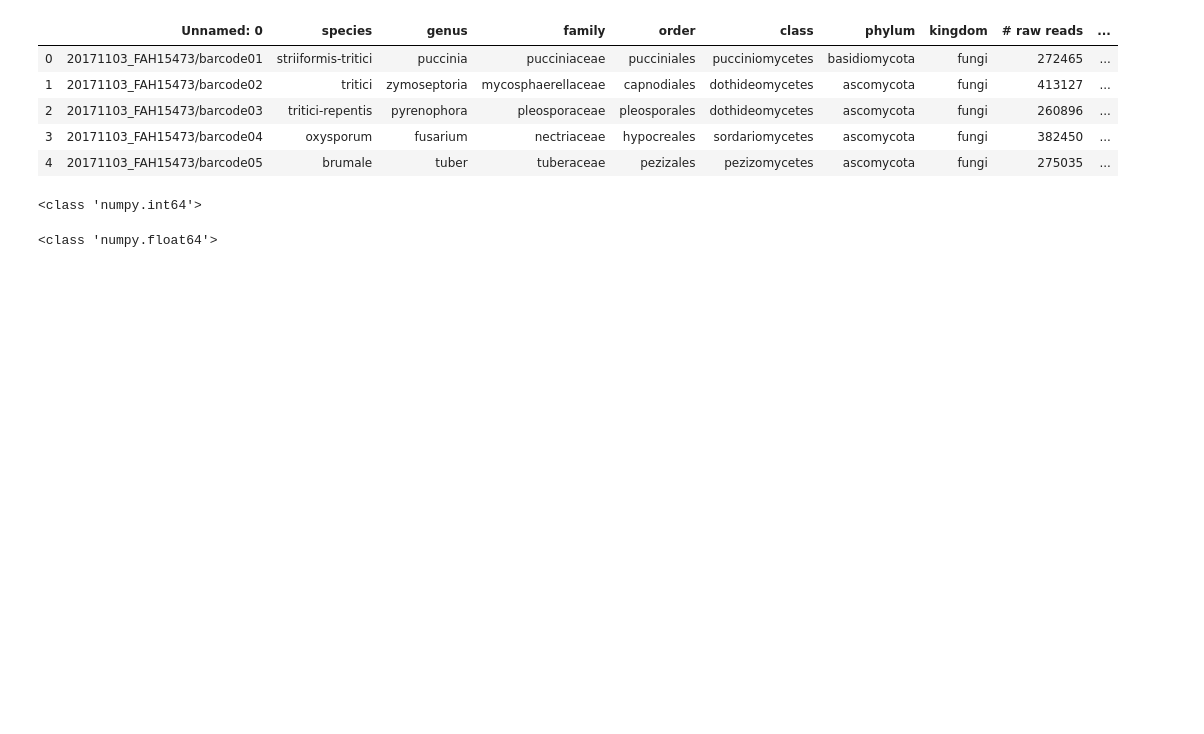
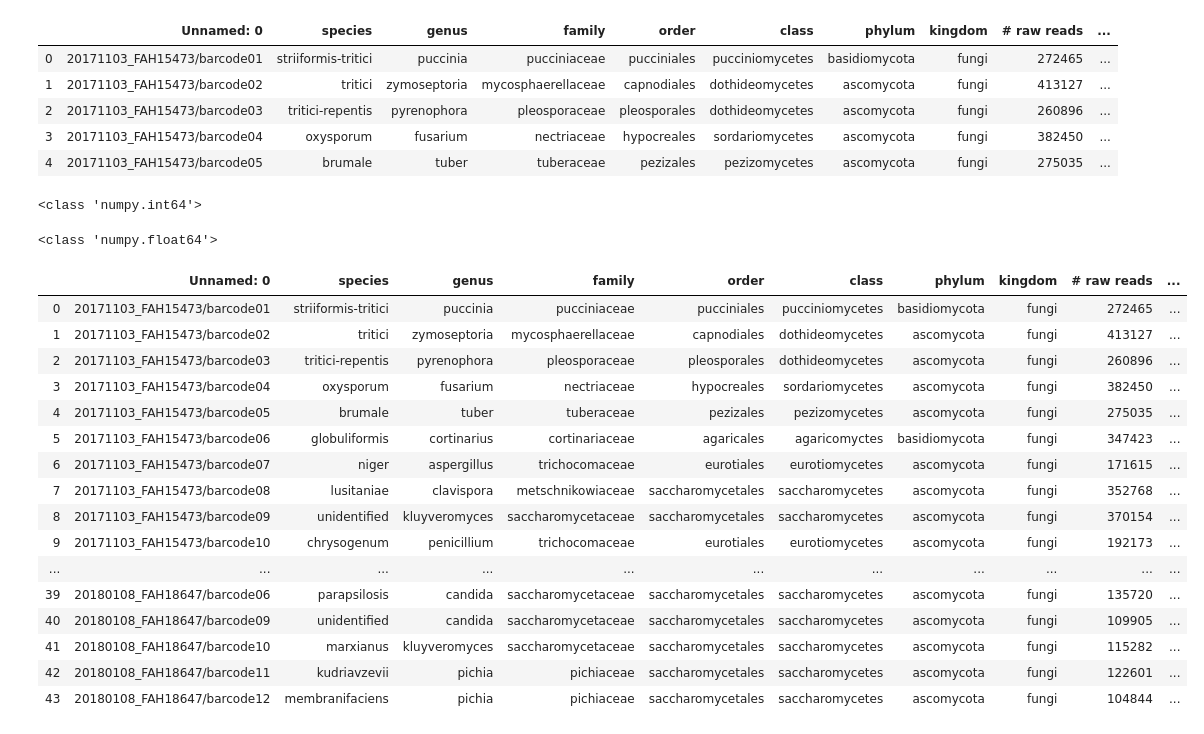
Before and after one commit to teenjes/fungal_ML, a Jupyter notebook: scripts/Notebooks/20200318_prototyping.ipynb, the cells around one changed output. Saved outputs shown, nothing was run; the diff lists cells and outputs as text; code cells hidden in the pictures; blank space fills up the shorter version.

```diff
--- a/scripts/Notebooks/20200318_prototyping.ipynb
+++ b/scripts/Notebooks/20200318_prototyping.ipynb
@@ -278,3 +278,23 @@ for tax_rank in tax_ranks:
 #             exit()
 
         # parse s_reads into numberfy
+# %%
+ref_df
+# %% [output]
+|  | Unnamed: 0 | species | genus | family | order | class | phylum | kingdom | # raw reads | ... |
+| 0 | 20171103_FAH15473/barcode01 | striiformis-tritici | puccinia | pucciniaceae | pucciniales | pucciniomycetes | basidiomycota | fungi | 272465 | ... |
+| 1 | 20171103_FAH15473/barcode02 | tritici | zymoseptoria | mycosphaerellaceae | capnodiales | dothideomycetes | ascomycota | fungi | 413127 | ... |
+| 2 | 20171103_FAH15473/barcode03 | tritici-repentis | pyrenophora | pleosporaceae | pleosporales | dothideomycetes | ascomycota | fungi | 260896 | ... |
+| 3 | 20171103_FAH15473/barcode04 | oxysporum | fusarium | nectriaceae | hypocreales | sordariomycetes | ascomycota | fungi | 382450 | ... |
+| 4 | 20171103_FAH15473/barcode05 | brumale | tuber | tuberaceae | pezizales | pezizomycetes | ascomycota | fungi | 275035 | ... |
+| 5 | 20171103_FAH15473/barcode06 | globuliformis | cortinarius | cortinariaceae | agaricales | agaricomyctes | basidiomycota | fungi | 347423 | ... |
+| 6 | 20171103_FAH15473/barcode07 | niger | aspergillus | trichocomaceae | eurotiales | eurotiomycetes | ascomycota | fungi | 171615 | ... |
+| 7 | 20171103_FAH15473/barcode08 | lusitaniae | clavispora | metschnikowiaceae | saccharomycetales | saccharomycetes | ascomycota | fungi | 352768 | ... |
+| 8 | 20171103_FAH15473/barcode09 | unidentified | kluyveromyces | saccharomycetaceae | saccharomycetales | saccharomycetes | ascomycota | fungi | 370154 | ... |
+| 9 | 20171103_FAH15473/barcode10 | chrysogenum | penicillium | trichocomaceae | eurotiales | eurotiomycetes | ascomycota | fungi | 192173 | ... |
+| ... | ... | ... | ... | ... | ... | ... | ... | ... | ... | ... |
+| 39 | 20180108_FAH18647/barcode06 | parapsilosis | candida | saccharomycetaceae | saccharomycetales | saccharomycetes | ascomycota | fungi | 135720 | ... |
+| 40 | 20180108_FAH18647/barcode09 | unidentified | candida | saccharomycetaceae | saccharomycetales | saccharomycetes | ascomycota | fungi | 109905 | ... |
+| 41 | 20180108_FAH18647/barcode10 | marxianus | kluyveromyces | saccharomycetaceae | saccharomycetales | saccharomycetes | ascomycota | fungi | 115282 | ... |
+| 42 | 20180108_FAH18647/barcode11 | kudriavzevii | pichia | pichiaceae | saccharomycetales | saccharomycetes | ascomycota | fungi | 122601 | ... |
+| 43 | 20180108_FAH18647/barcode12 | membranifaciens | pichia | pichiaceae | saccharomycetales | saccharomycetes | ascomycota | fungi | 104844 | ... |
```
Also changed, not shown: 10 other files.
